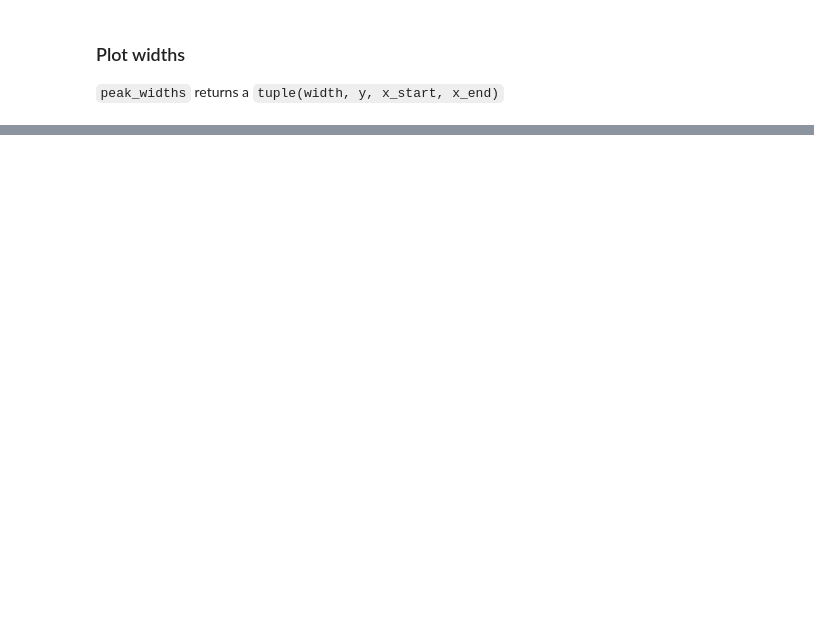
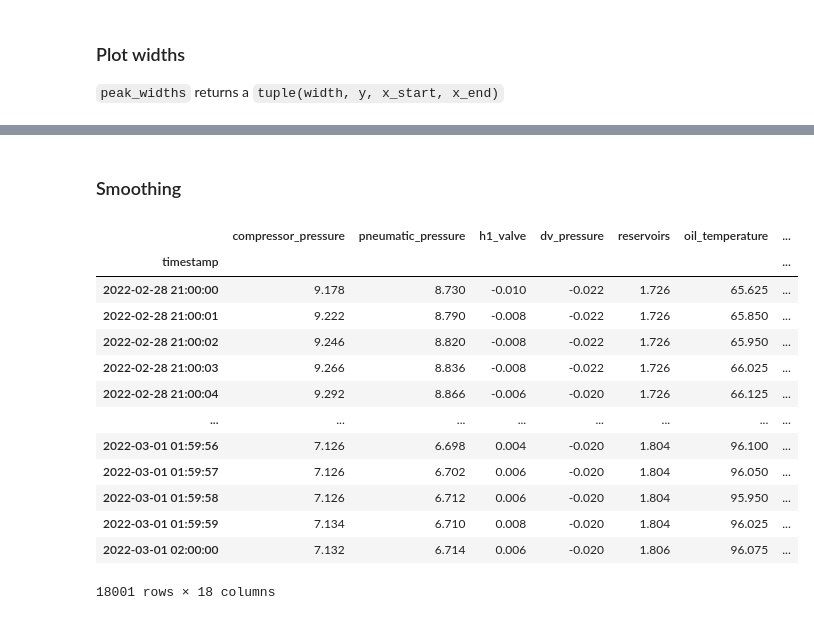
Before and after one commit to hrstnikolov/2022-data-science, a Jupyter notebook: final-project/metro-in-portugal-draft3.ipynb, the cells around one changed output, grey strips where cells are left out. Saved outputs shown, nothing was run; the diff lists cells and outputs as text; code cells hidden in the pictures; blank space fills up the shorter version.

```diff
--- a/final-project/metro-in-portugal-draft3.ipynb
+++ b/final-project/metro-in-portugal-draft3.ipynb
@@ -395,3 +553,22 @@ fig3.show()
 # %%
 plt.plot(metro.Reservoirs)
 plt.show()
+# %% [markdown]
+### Smoothing
+# %%
+first_failure
+# %% [output]
+|  | compressor_pressure | pneumatic_pressure | h1_valve | dv_pressure | reservoirs | oil_temperature | ... |
+| timestamp |  |  |  |  |  |  | ... |
+| 2022-02-28 21:00:00 | 9.178 | 8.730 | -0.010 | -0.022 | 1.726 | 65.625 | ... |
+| 2022-02-28 21:00:01 | 9.222 | 8.790 | -0.008 | -0.022 | 1.726 | 65.850 | ... |
+| 2022-02-28 21:00:02 | 9.246 | 8.820 | -0.008 | -0.022 | 1.726 | 65.950 | ... |
+| 2022-02-28 21:00:03 | 9.266 | 8.836 | -0.008 | -0.022 | 1.726 | 66.025 | ... |
+| 2022-02-28 21:00:04 | 9.292 | 8.866 | -0.006 | -0.020 | 1.726 | 66.125 | ... |
+| ... | ... | ... | ... | ... | ... | ... | ... |
+| 2022-03-01 01:59:56 | 7.126 | 6.698 | 0.004 | -0.020 | 1.804 | 96.100 | ... |
+| 2022-03-01 01:59:57 | 7.126 | 6.702 | 0.006 | -0.020 | 1.804 | 96.050 | ... |
+| 2022-03-01 01:59:58 | 7.126 | 6.712 | 0.006 | -0.020 | 1.804 | 95.950 | ... |
+| 2022-03-01 01:59:59 | 7.134 | 6.710 | 0.008 | -0.020 | 1.804 | 96.025 | ... |
+| 2022-03-01 02:00:00 | 7.132 | 6.714 | 0.006 | -0.020 | 1.806 | 96.075 | ... |
+18001 rows × 18 columns
```
Also changed, not shown: parts of 52 cells of this notebook.
